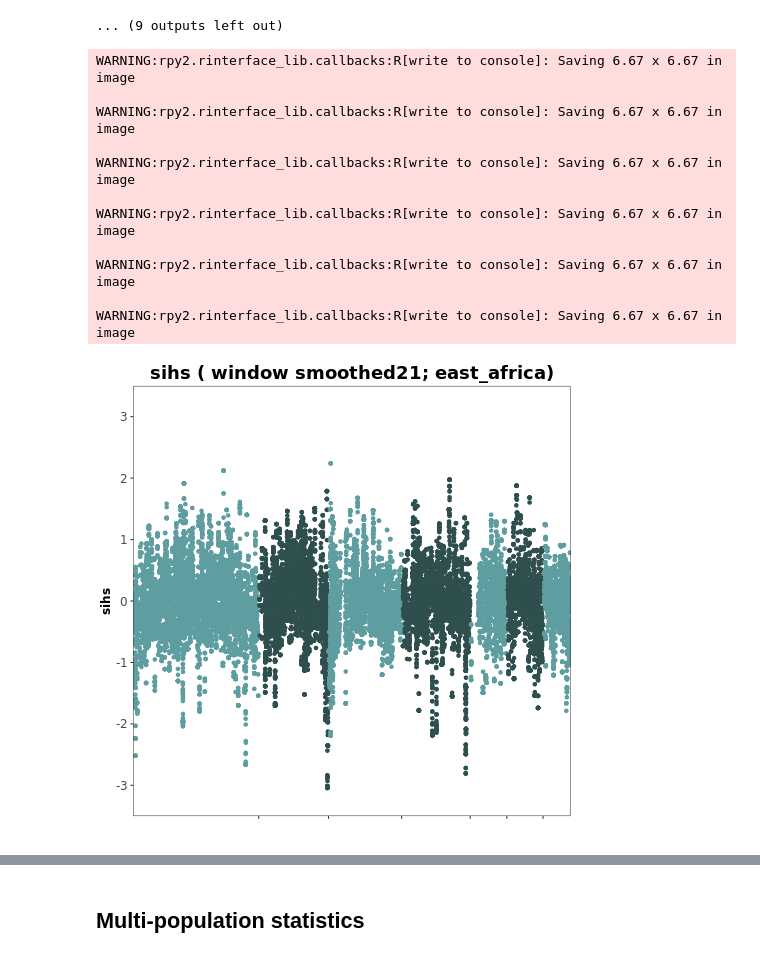
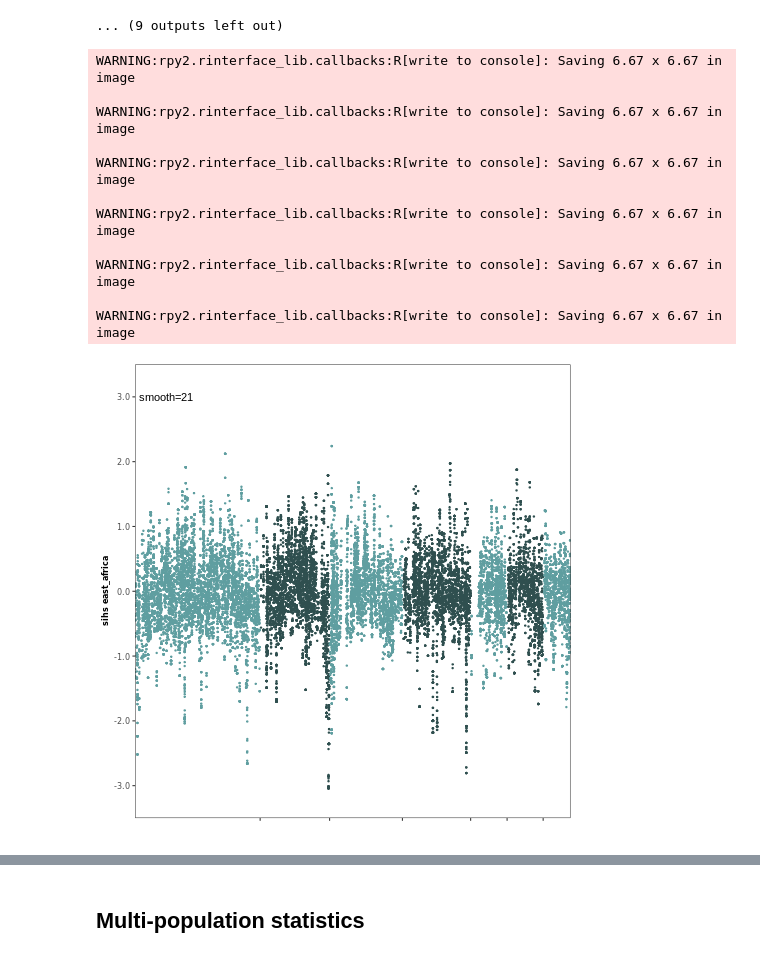
Before and after one commit to nealplatt/sch_man_nwinvasion, a Jupyter notebook: notebooks/selection.ipynb, the cells around one changed output, grey strips where cells are left out. Saved outputs shown, nothing was run; the diff lists cells and outputs as text; code cells hidden in the pictures.

```diff
--- a/notebooks/selection.ipynb
+++ b/notebooks/selection.ipynb
@@ -482,0 +520,18 @@ for chr in ["SM_V7_1", "SM_V7_2", "SM_V7_3", "SM_V7_4", "SM_V7_5", "SM_V7_6", "S
+# %%
+#get accessible bases
+bait_file = open("data/renamed-sma_agilent_baits.v7.0.chr_reorderd.bed", 'r')
+
+#initialize "accessible" arrays to all false
+accessible={}
+for chr in ["SM_V7_1", "SM_V7_2", "SM_V7_3", "SM_V7_4", "SM_V7_5", "SM_V7_6", "SM_V7_7"]:
+    accessible[chr]=[False]*chr_length[chr]
+
+#for each bait
+for bait in bait_file:
+    chr, start, stop = bait.split("\t")
+
+    #if it is on an autosome
+    if chr in ["SM_V7_1", "SM_V7_2", "SM_V7_3", "SM_V7_4", "SM_V7_5", "SM_V7_6", "SM_V7_7"]:
+        #add "true" at each site int he bait file
+        for site in list(range(int(start)-1, int(stop))):
+            accessible[chr][site]=True
@@ -876,7 +1290,7 @@ for pop in ["new_world", "east_africa", "west_africa"]:
         garuds_h2_h1 = garuds_h2_h1 + list(h2_h1) + ["nan"] * k
 
     #save list to a file (maybe plot)
-    with open("results/garuds_h/" + pop + "_garuds_h_k" + str(k) + "snp_window.csv", 'w') as h_file:
+    with open("results/garuds_h/" + pop + "_garuds-h_+-50kb.csv", 'w') as h_file:
         i = 0
 
         h_file.write("chrom,pos,h1,h12,h123,h2_h1\n")
@@ -1219,15 +1387,16 @@ smoothed_k<-21
 
 
 #smooth the hs for each chromosome and output a single smoothed file
-for (POP in c("east_africa", "west_africa", "new_world")) {
+for (pop in c("east_africa", "west_africa", "new_world")) {
 
     #make input and output file names
-    in_file  <- paste("results/ihs/",  POP, "_ihs.csv",  sep="")
+    in_file  <- paste("results/ihs/",  pop, "_ihs.csv",  sep="")
 
-    out <- paste("results/ihs/",  POP, "_sihs_smoothed", smoothed_k,  sep="")
-    out_csv <- paste(out, ".csv", sep="")
-    out_png <- paste(out, ".png", sep="")
-    out_svg <- paste(out, ".svg", sep="")
+    out          <- paste("results/ihs/",  pop, "_ihs",  sep="")
+    out_csv      <- paste(out, ".csv", sep="")
+    out_png      <- paste(out, ".png", sep="")
+    out_svg      <- paste(out, ".svg", sep="")
+    out_slim_png <- paste(out, "_slim.png", sep="")
 
     ihs_table <- read.table(in_file, header=TRUE, sep=",")
 
@@ -1257,7 +1426,8 @@ for (POP in c("east_africa", "west_africa", "new_world")) {
 
     write.csv(ihs_table,
               out_csv,
-              row.names = FALSE)
+              row.names = FALSE,
+              quote=FALSE)
 
     #plot----------------------------------------------------------------------------
     cumul_pos<-get_cumul_pos(ihs_table$chrom, ihs_table$pos)
@@ -1270,7 +1440,7 @@ for (POP in c("east_africa", "west_africa", "new_world")) {
     p <- p + scale_colour_manual(values = chr_colors)
 
     #plot data
-    p <- p + geom_point(alpha = 1)
+    p <- p + geom_point(size = 0.5)
 
 #         #add horizontal line at 99.5th Zscore and 2
 #         p <- p + geom_hline(yintercept = 3,
@@ -1287,54 +1457,64 @@ for (POP in c("east_africa", "west_africa", "new_world")) {
     p <- p + scale_x_continuous(name   = "",
                                 breaks = cumul_starts,
                                 expand = c(0,0))
-    p <- p + scale_y_continuous(name   = "sihs",
+    p <- p + scale_y_continuous(name   = paste("sihs", pop, sep=" "),
                                 expand = c(0,0),
                                 limits = c(-3.5,
                                            3.5),
-                                breaks = seq(-10,10,1)
+                                breaks = seq(-10,10,1),
+                                labels = scales::number_format(accuracy = 0.1,
+                                                               decimal.mark = '.')
                                )
 
     # #change theme
     p <- p + theme_bw()
 
     #change fonts on axis elements and titles
-    p <- p + theme(axis.text   = element_text(size = 12),
-                   axis.title  = element_text(size = 12,
+    p <- p + theme(axis.text   = element_text(size = 8),
+                   axis.title  = element_text(size = 8,
                                               face = "bold"),
                    axis.text.x = element_blank())
 
     #removing gridlines
     p <- p + theme(panel.grid.major = element_blank(),
                    panel.grid.minor = element_blank())
 
-    #set up plot title etc.
-    p <- p + ggtitle(paste(paste("sihs ( window smoothed", smoothed_k, "; ", POP, ")", sep="")))
-    p <- p + theme(plot.title = element_text(hjust = 0.5,
-                                             vjust = 0.5,
-                                             face  = 'bold',
-                                             size  = 18))
+#     #set up plot title etc.
+#     p <- p + ggtitle(paste(paste("sihs ( window smoothed", smoothed_k, "; ", pop, ")", sep="")))
+#     p <- p + theme(plot.title = element_text(hjust = 0.5,
+#                                              vjust = 0.5,
+#                                              face  = 'bold',
+#                                              size  = 18))
 
     #modify legend
     p <- p + theme(legend.position = "none")
 
+    #add smoothin and window info
+    p <- p + annotate("text",
+                  x     = 5e6,
+                  y     = 3,
+                  label = paste("smooth=", smoothed_k, sep=""),
+                  color = "black",
+                  hjust = 0)
 
     #save the figure
     ggsave(out_png, plot = p, dpi = 600)
     ggsave(out_svg, plot = p)
+    ggsave(out_slim_png, plot = p, dpi = 600, height = 2, width = 7)
 
     #print to NB
     print(p)
 }
 # %% [output]
 WARNING:rpy2.rinterface_lib.callbacks:R[write to console]: Saving 6.67 x 6.67 in image
 
 WARNING:rpy2.rinterface_lib.callbacks:R[write to console]: Saving 6.67 x 6.67 in image
 
 WARNING:rpy2.rinterface_lib.callbacks:R[write to console]: Saving 6.67 x 6.67 in image
 
 WARNING:rpy2.rinterface_lib.callbacks:R[write to console]: Saving 6.67 x 6.67 in image
 
 WARNING:rpy2.rinterface_lib.callbacks:R[write to console]: Saving 6.67 x 6.67 in image
 
 WARNING:rpy2.rinterface_lib.callbacks:R[write to console]: Saving 6.67 x 6.67 in image
-[figure, old version]
+[figure, new version]
```
Also changed, not shown: parts of 50 cells of this notebook.
